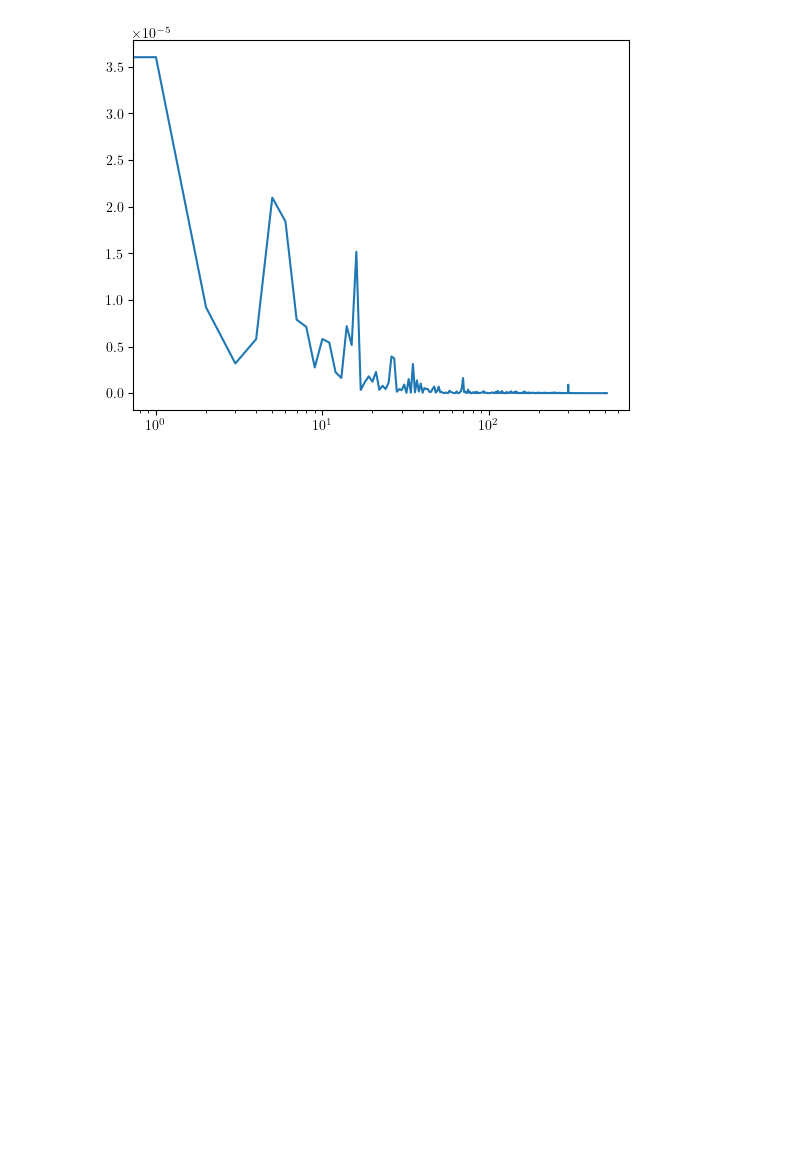
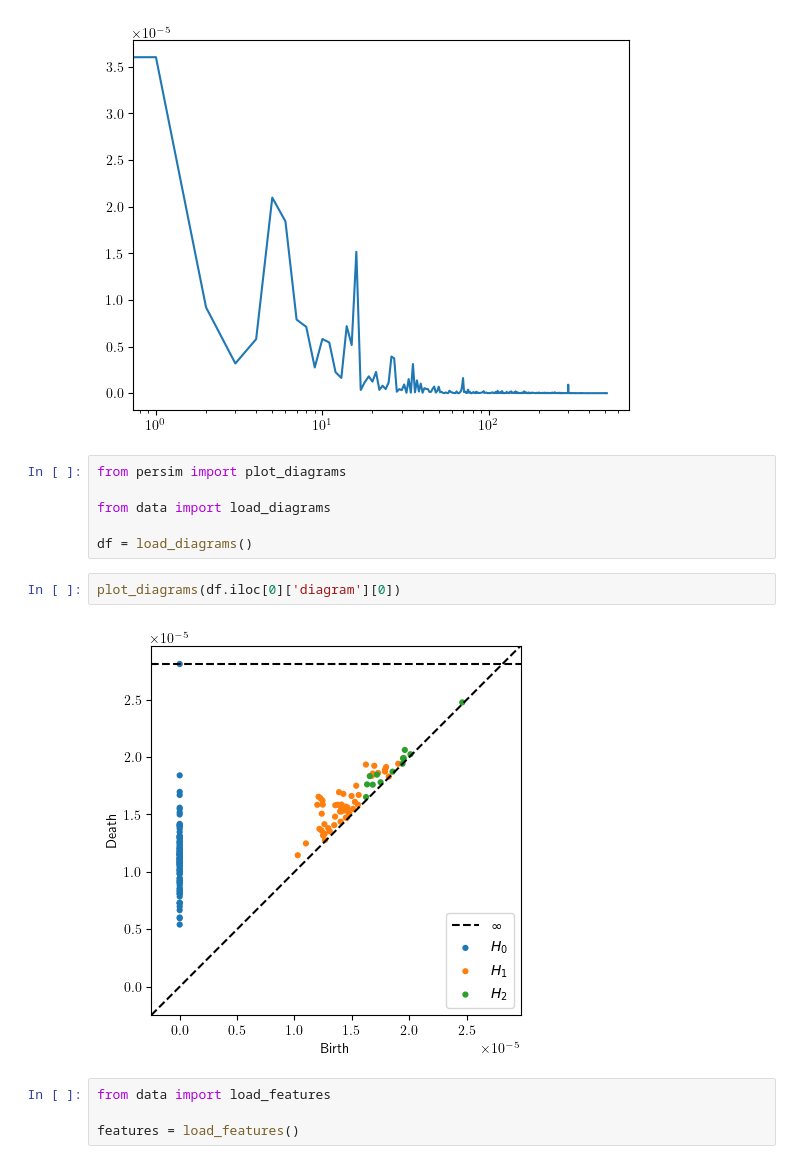
Before and after one commit to HCPS42/asmr-tda, a Jupyter notebook: src/research.ipynb, the cells around one changed output. Drawn from its saved outputs; the diff is of its cells as text; blank space fills up the shorter version.

```diff
--- a/src/research.ipynb
+++ b/src/research.ipynb
@@ -40,3 +40,17 @@ plt.xscale('log')
 plt.show()
 # %% [output]
 [figure]
+# %%
+from persim import plot_diagrams
+
+from data import load_diagrams
+
+df = load_diagrams()
+# %%
+plot_diagrams(df.iloc[0]['diagram'][0])
+# %% [output]
+[figure, added]
+# %%
+from data import load_features
+
+features = load_features()
```
Also changed, not shown: parts of 1 cell of this notebook, 1 other file.
